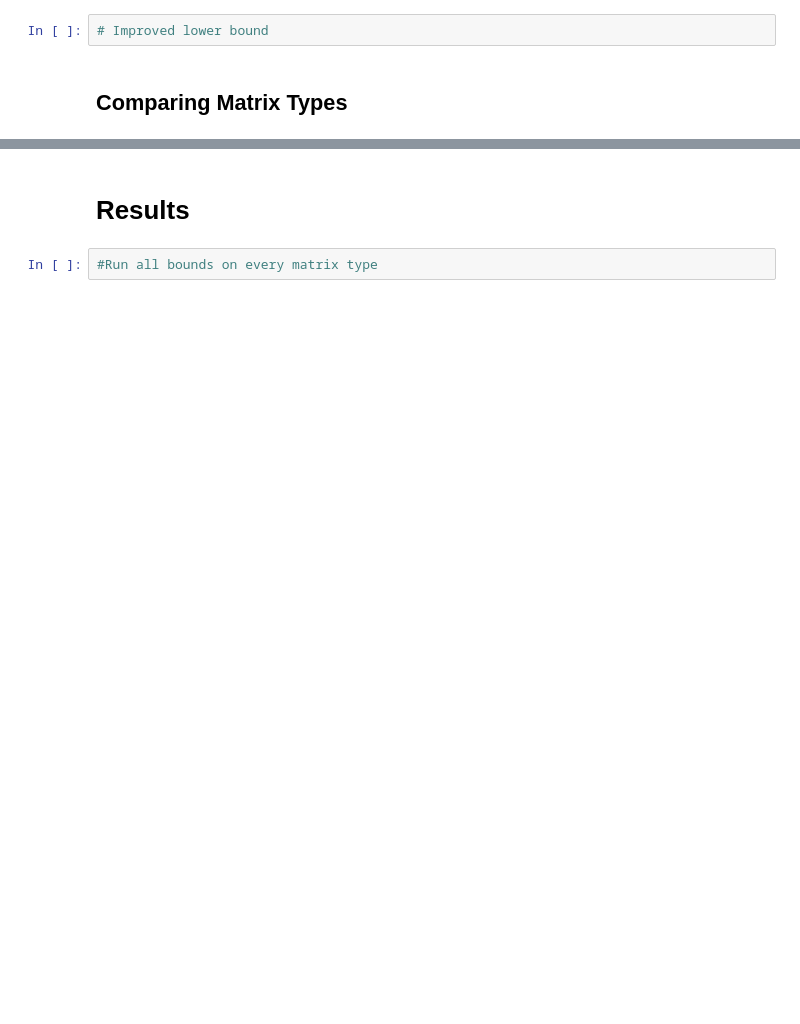
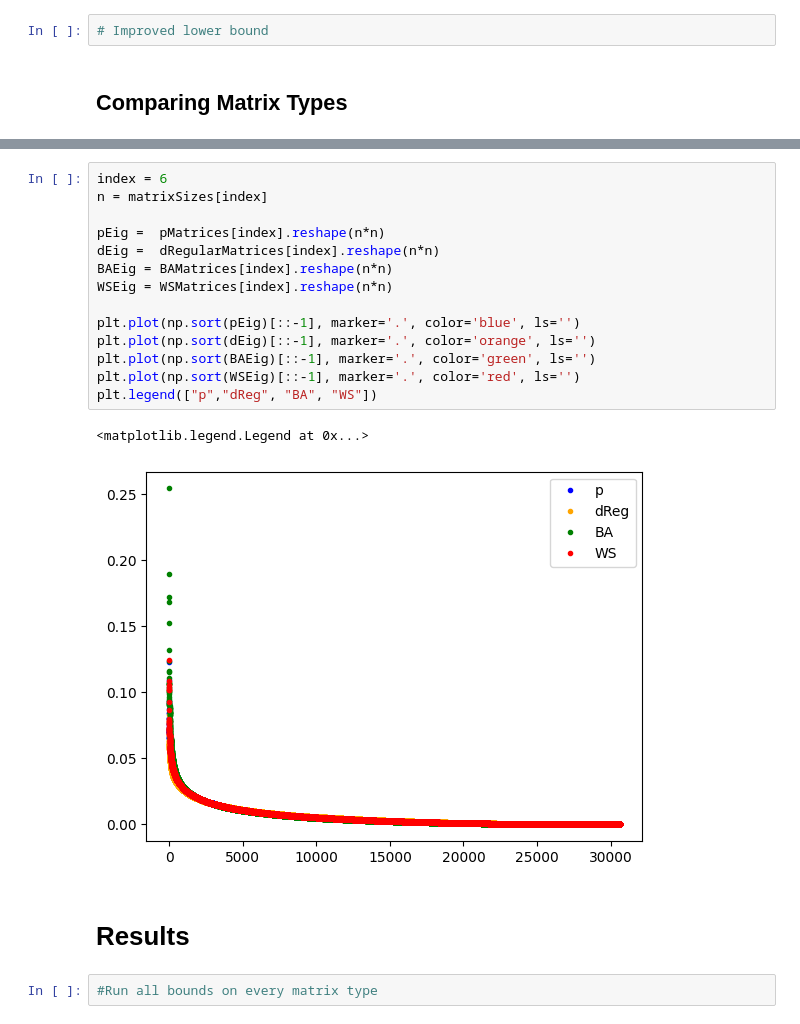
Before and after one commit to Joost-L/Uncertainty_Principle_on_Graphs, a Jupyter notebook: Delocalisation-numerical-experiments.ipynb, the cells around one changed output, grey strips where cells are left out. Drawn from its saved outputs; the diff is of its cells as text; blank space fills up the shorter version.

```diff
--- a/Delocalisation-numerical-experiments.ipynb
+++ b/Delocalisation-numerical-experiments.ipynb
@@ -408,3 +550,20 @@ print("normal linear:\nvalue:", sol, "\ny:", y)
+# %%
+index = 6
+n = matrixSizes[index]
+
+pEig =  pMatrices[index].reshape(n*n)
+dEig =  dRegularMatrices[index].reshape(n*n)
+BAEig = BAMatrices[index].reshape(n*n)
+WSEig = WSMatrices[index].reshape(n*n)
+
+plt.plot(np.sort(pEig)[::-1], marker='.', color='blue', ls='')
+plt.plot(np.sort(dEig)[::-1], marker='.', color='orange', ls='')
+plt.plot(np.sort(BAEig)[::-1], marker='.', color='green', ls='')
+plt.plot(np.sort(WSEig)[::-1], marker='.', color='red', ls='')
+plt.legend(["p","dReg", "BA", "WS"])
+# %% [output]
+<matplotlib.legend.Legend at 0x...>
+[figure, added]
 # %% [markdown]
 # Results
 # %%
```
Also changed, not shown: parts of 8 cells of this notebook.
